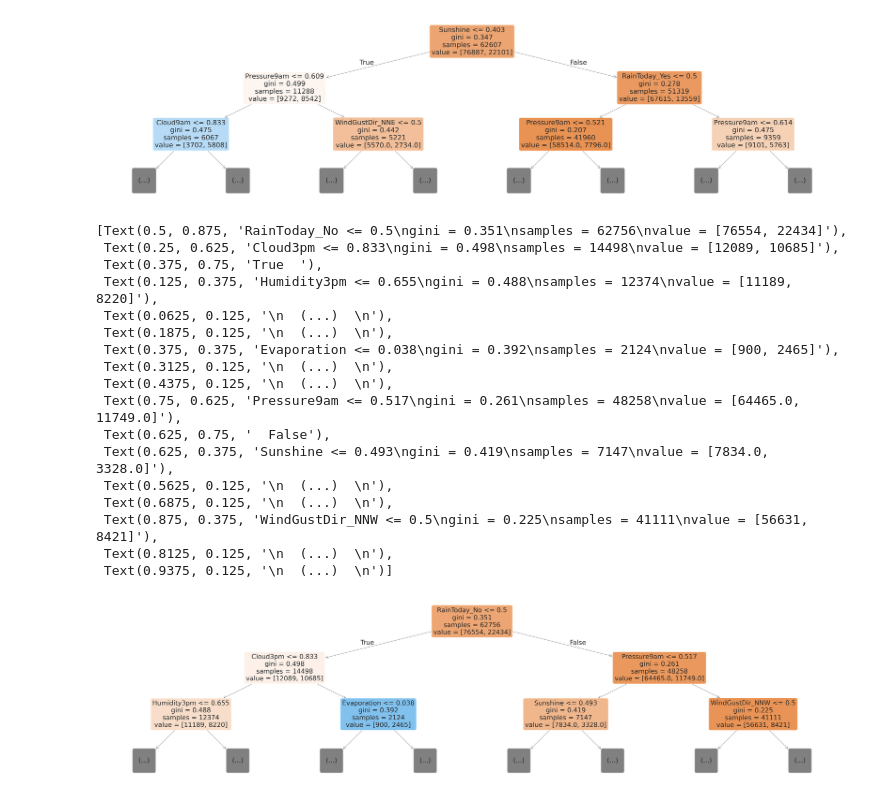
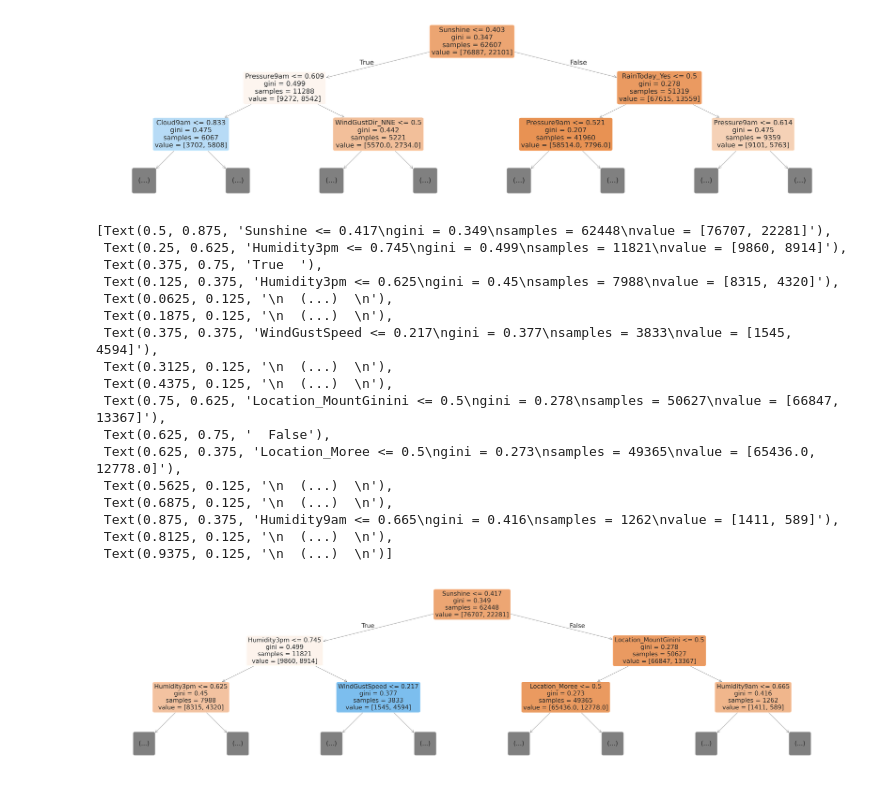
Before and after one commit to Imran1hp/Machine-Learning, a Jupyter notebook: Decision_Trees_and_Random__Forests.ipynb, the cells around one changed output. Saved outputs shown, nothing was run; the diff lists cells and outputs as text; code cells hidden in the pictures.

```diff
--- a/Decision_Trees_and_Random__Forests.ipynb
+++ b/Decision_Trees_and_Random__Forests.ipynb
@@ -601,23 +601,23 @@ plot_tree(model.estimators_[0],feature_names=x_train.columns,max_depth=2,filled=
 [figure]
 # %%
 plt.figure(figsize=(80,20))
-plot_tree(model.estimators_[1],feature_names=x_train.columns,max_depth=2,filled=True,rounded=True)
+plot_tree(model.estimators_[15],feature_names=x_train.columns,max_depth=2,filled=True,rounded=True)
 # %% [output]
-[Text(0.5, 0.875, 'RainToday_No <= 0.5\ngini = 0.351\nsamples = 62756\nvalue = [76554, 22434]'),
- Text(0.25, 0.625, 'Cloud3pm <= 0.833\ngini = 0.498\nsamples = 14498\nvalue = [12089, 10685]'),
+[Text(0.5, 0.875, 'Sunshine <= 0.417\ngini = 0.349\nsamples = 62448\nvalue = [76707, 22281]'),
+ Text(0.25, 0.625, 'Humidity3pm <= 0.745\ngini = 0.499\nsamples = 11821\nvalue = [9860, 8914]'),
  Text(0.375, 0.75, 'True  '),
- Text(0.125, 0.375, 'Humidity3pm <= 0.655\ngini = 0.488\nsamples = 12374\nvalue = [11189, 8220]'),
+ Text(0.125, 0.375, 'Humidity3pm <= 0.625\ngini = 0.45\nsamples = 7988\nvalue = [8315, 4320]'),
  Text(0.0625, 0.125, '\n  (...)  \n'),
  Text(0.1875, 0.125, '\n  (...)  \n'),
- Text(0.375, 0.375, 'Evaporation <= 0.038\ngini = 0.392\nsamples = 2124\nvalue = [900, 2465]'),
+ Text(0.375, 0.375, 'WindGustSpeed <= 0.217\ngini = 0.377\nsamples = 3833\nvalue = [1545, 4594]'),
  Text(0.3125, 0.125, '\n  (...)  \n'),
  Text(0.4375, 0.125, '\n  (...)  \n'),
- Text(0.75, 0.625, 'Pressure9am <= 0.517\ngini = 0.261\nsamples = 48258\nvalue = [64465.0, 11749.0]'),
+ Text(0.75, 0.625, 'Location_MountGinini <= 0.5\ngini = 0.278\nsamples = 50627\nvalue = [66847, 13367]'),
  Text(0.625, 0.75, '  False'),
- Text(0.625, 0.375, 'Sunshine <= 0.493\ngini = 0.419\nsamples = 7147\nvalue = [7834.0, 3328.0]'),
+ Text(0.625, 0.375, 'Location_Moree <= 0.5\ngini = 0.273\nsamples = 49365\nvalue = [65436.0, 12778.0]'),
  Text(0.5625, 0.125, '\n  (...)  \n'),
  Text(0.6875, 0.125, '\n  (...)  \n'),
- Text(0.875, 0.375, 'WindGustDir_NNW <= 0.5\ngini = 0.225\nsamples = 41111\nvalue = [56631, 8421]'),
+ Text(0.875, 0.375, 'Humidity9am <= 0.665\ngini = 0.416\nsamples = 1262\nvalue = [1411, 589]'),
  Text(0.8125, 0.125, '\n  (...)  \n'),
  Text(0.9375, 0.125, '\n  (...)  \n')]
-[figure, old version]
+[figure, new version]
```
Also changed, not shown: parts of 2 cells of this notebook.
